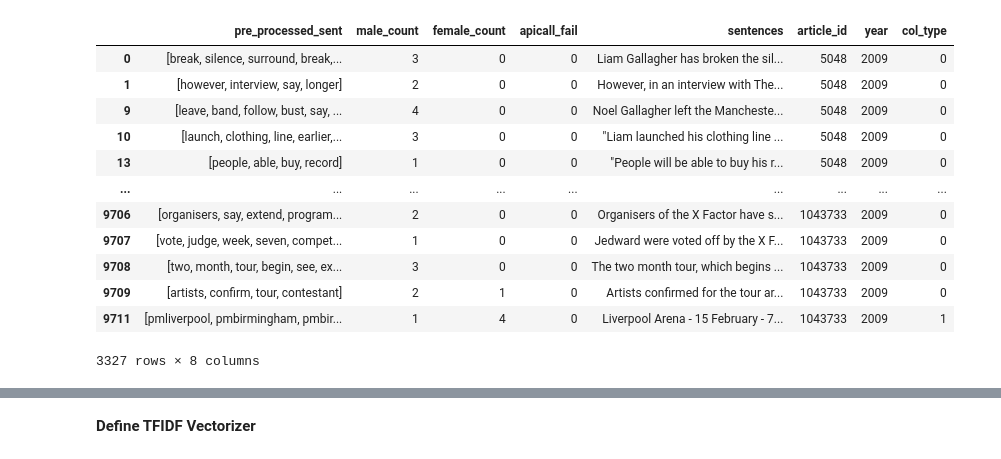
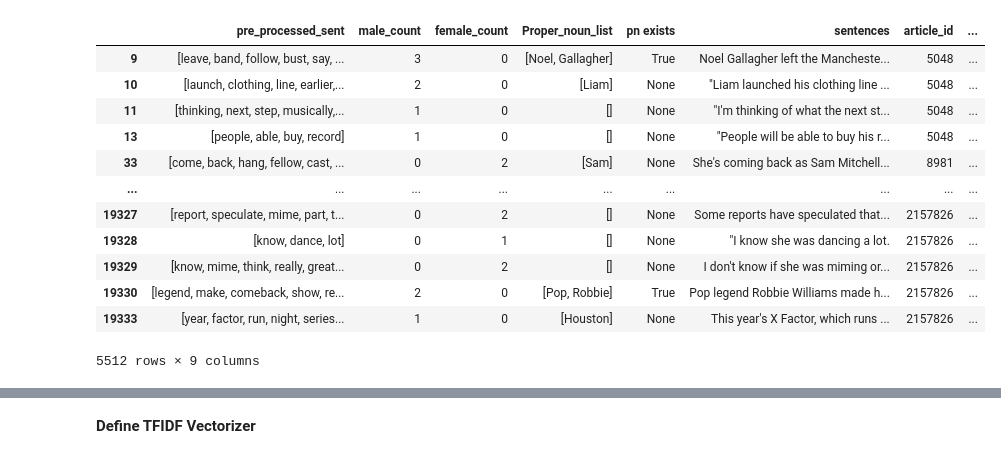
Before and after one commit to yvferreiro/MasterThesis, a Jupyter notebook: Logistic Regression.ipynb, the cells around one changed output, grey strips where cells are left out. Saved outputs shown, nothing was run; the diff lists cells and outputs as text; code cells hidden in the pictures.

Commit message:
LR and sent fixed :)

```diff
--- a/Logistic Regression.ipynb
+++ b/Logistic Regression.ipynb
@@ -29,23 +26,22 @@ To enable them in other operations, rebuild TensorFlow with the appropriate comp
 # %%
 #import pre-processed data from pickle
 #df_09= pd.read_pickle(r"/Users/yolandaferreirofranchi/Documents/GitHub/Masters-Thesis/sample_results_df_09.pickle")
 #df_11= pd.read_pickle(r"/Users/yolandaferreirofranchi/Desktop/2011_text_wo_names.pickle")
 df_09= pd.read_pickle(r"/Users/yolandaferreirofranchi/Desktop/2009_text_wo_names.pickle")
-df_09
 # %% [output]
-|  | pre_processed_sent | male_count | female_count | apicall_fail | sentences | article_id | year | col_type |
-| 0 | [break, silence, surround, break,... | 3 | 0 | 0 | Liam Gallagher has broken the sil... | 5048 | 2009 | 0 |
-| 1 | [however, interview, say, longer] | 2 | 0 | 0 | However, in an interview with The... | 5048 | 2009 | 0 |
-| 9 | [leave, band, follow, bust, say, ... | 4 | 0 | 0 | Noel Gallagher left the Mancheste... | 5048 | 2009 | 0 |
-| 10 | [launch, clothing, line, earlier,... | 3 | 0 | 0 | "Liam launched his clothing line ... | 5048 | 2009 | 0 |
-| 13 | [people, able, buy, record] | 1 | 0 | 0 | "People will be able to buy his r... | 5048 | 2009 | 0 |
+|  | pre_processed_sent | male_count | female_count | Proper_noun_list | pn exists | sentences | article_id | ... |
+| 9 | [leave, band, follow, bust, say, ... | 3 | 0 | [Noel, Gallagher] | True | Noel Gallagher left the Mancheste... | 5048 | ... |
+| 10 | [launch, clothing, line, earlier,... | 2 | 0 | [Liam] | None | "Liam launched his clothing line ... | 5048 | ... |
+| 11 | [thinking, next, step, musically,... | 1 | 0 | [] | None | "I'm thinking of what the next st... | 5048 | ... |
+| 13 | [people, able, buy, record] | 1 | 0 | [] | None | "People will be able to buy his r... | 5048 | ... |
+| 33 | [come, back, hang, fellow, cast, ... | 0 | 2 | [Sam] | None | She's coming back as Sam Mitchell... | 8981 | ... |
 | ... | ... | ... | ... | ... | ... | ... | ... | ... |
-| 9706 | [organisers, say, extend, program... | 2 | 0 | 0 | Organisers of the X Factor have s... | 1043733 | 2009 | 0 |
-| 9707 | [vote, judge, week, seven, compet... | 1 | 0 | 0 | Jedward were voted off by the X F... | 1043733 | 2009 | 0 |
-| 9708 | [two, month, tour, begin, see, ex... | 3 | 0 | 0 | The two month tour, which begins ... | 1043733 | 2009 | 0 |
-| 9709 | [artists, confirm, tour, contestant] | 2 | 1 | 0 | Artists confirmed for the tour ar... | 1043733 | 2009 | 0 |
-| 9711 | [pmliverpool, pmbirmingham, pmbir... | 1 | 4 | 0 | Liverpool Arena - 15 February - 7... | 1043733 | 2009 | 1 |
+| 19327 | [report, speculate, mime, part, t... | 0 | 2 | [] | None | Some reports have speculated that... | 2157826 | ... |
+| 19328 | [know, dance, lot] | 0 | 1 | [] | None | "I know she was dancing a lot. | 2157826 | ... |
+| 19329 | [know, mime, think, really, great... | 0 | 2 | [] | None | I don't know if she was miming or... | 2157826 | ... |
+| 19330 | [legend, make, comeback, show, re... | 2 | 0 | [Pop, Robbie] | True | Pop legend Robbie Williams made h... | 2157826 | ... |
+| 19333 | [year, factor, run, night, series... | 1 | 0 | [Houston] | None | This year's X Factor, which runs ... | 2157826 | ... |
-3327 rows × 8 columns
+5512 rows × 9 columns
 # %%
 def absolute_count(male_col, female_col):
     if female_col > male_col and male_col == 0:
```
Also changed, not shown: parts of 15 cells of this notebook, 1 other file.
